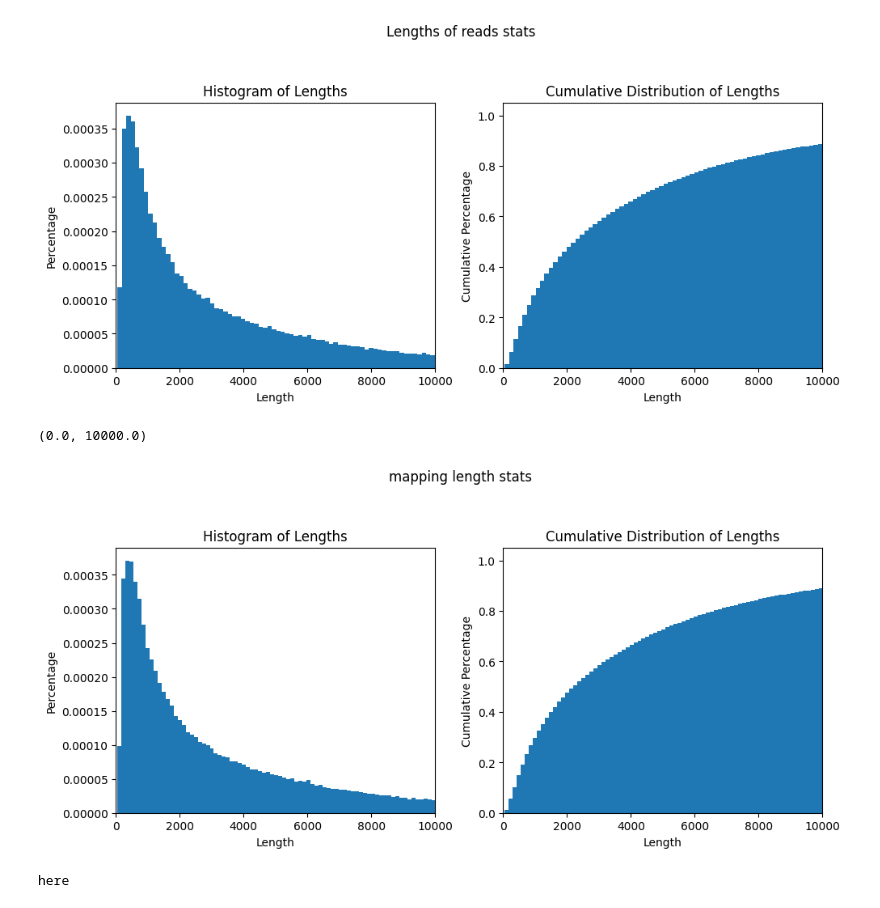
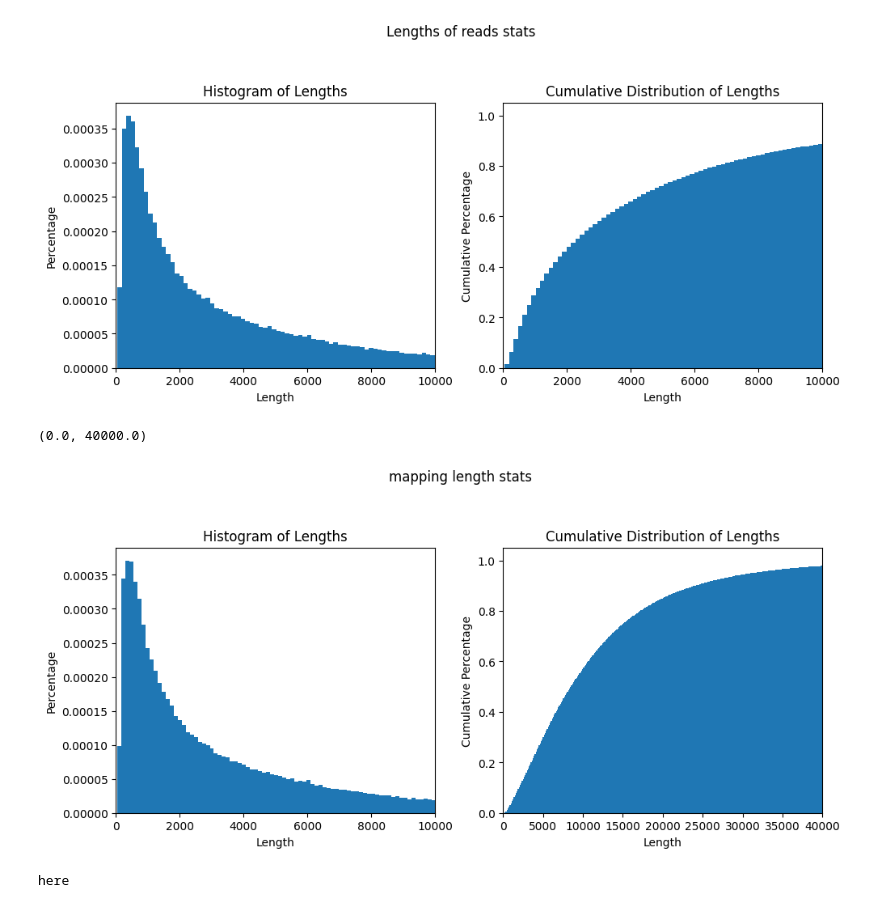
Before and after one commit to kcajj/recombinant_population_analysis, a Jupyter notebook: notebooks/bam_statistics.ipynb, the cells around one changed output. Cells and saved outputs as stored; diff of their text form; code cells hidden in the pictures.

```diff
--- a/notebooks/bam_statistics.ipynb
+++ b/notebooks/bam_statistics.ipynb
@@ -49,35 +49,37 @@ cumulative.set_xlim(0, 10000)
 # %%
 mapping_length, (density, cumulative) = plt.subplots(1, 2, figsize=(10, 5))
 
 mapping_length.suptitle("mapping length stats")
 mapping_length.tight_layout(pad=3.0)
 
 density.hist(mapping_lengths, bins=1000, density=True)
 density.set_xlabel('Length')
 density.set_ylabel('Percentage')
 density.set_title('Histogram of Lengths')
 density.set_xlim(0, 10000)
 
-cumulative.hist(mapping_lengths, bins=1000, density=True, cumulative=True)
+cumulative.hist(mapping_lengths, bins=1000, density=True, cumulative=True, weights=mapping_lengths)
 cumulative.set_xlabel('Length')
 cumulative.set_ylabel('Cumulative Percentage')
 cumulative.set_title('Cumulative Distribution of Lengths')
-cumulative.set_xlim(0, 10000)
+cumulative.set_xlim(0, 40000)
 # %% [output]
-(0.0, 10000.0)
+(0.0, 40000.0)
-[figure, old version]
+[figure, new version]
-# %%
-lengths_dict=defaultdict(int)
-for length in lengths:
-    lengths_dict[length]+=1
-for k,v in lengths_dict.items():
-    lengths_dict[k]=v*int(k)
-
-lengths_bpcontribution=[]
-for k,v in lengths_dict.items():
-    lengths_bpcontribution.extend([int(k)]*v)
-
-print("here")
-plt.hist(lengths_bpcontribution, bins=100, density=False)
-# %% [output]
-here
+# %%
+mapping_length.suptitle("mapping length stats")
+mapping_length.tight_layout(pad=3.0)
+
+density.hist(mapping_lengths, bins=1000, density=True, weights=mapping_lengths)
+density.set_xlabel('Length')
+density.set_ylabel('Percentage')
+density.set_title('Histogram of Lengths')
+density.set_xlim(0, 10000)
+
+cumulative.hist(mapping_lengths, bins=1000, density=True, cumulative=True, weights=mapping_lengths)
+cumulative.set_xlabel('Length')
+cumulative.set_ylabel('Cumulative Percentage')
+cumulative.set_title('Cumulative Distribution of Lengths')
+cumulative.set_xlim(0, 40000)
+# %% [output]
+here
```
Also changed, not shown: 3 other files.
